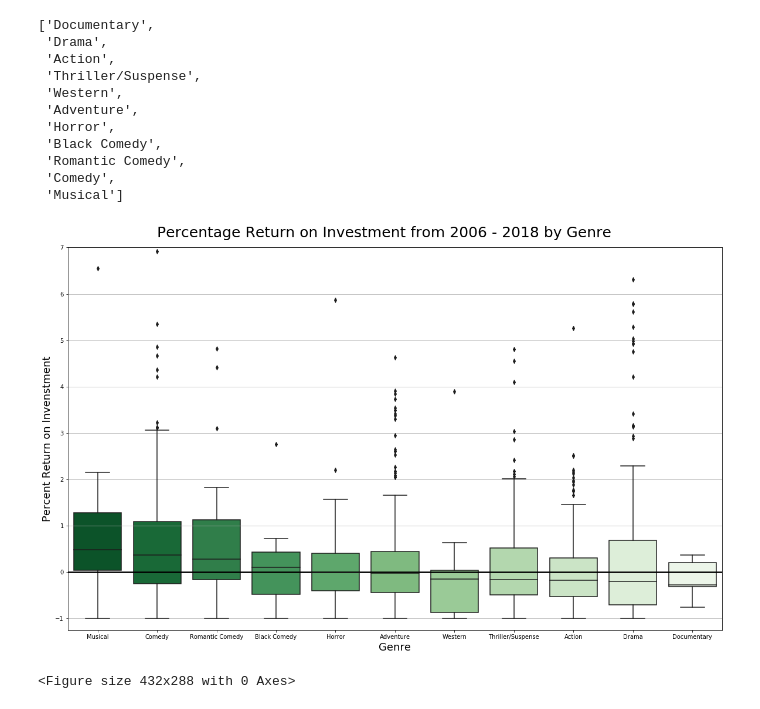
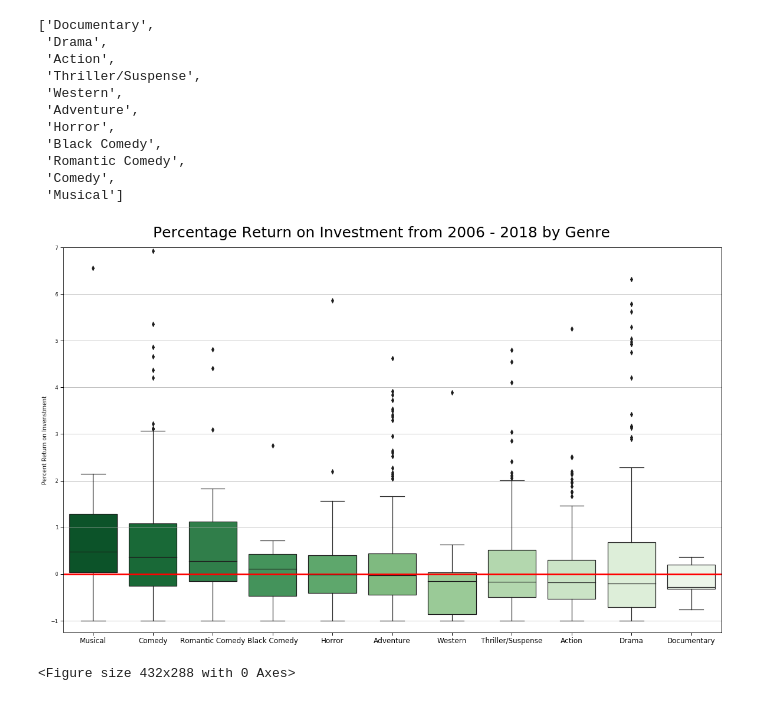
Before and after one commit to CristinaTRico/Mod1Project, a Jupyter notebook: Budget_Genre-checkpoint.ipynb, the cells around one changed output. Saved outputs shown, nothing was run; the diff lists cells and outputs as text; code cells hidden in the pictures.

```diff
--- a/Budget_Genre-checkpoint.ipynb
+++ b/Budget_Genre-checkpoint.ipynb
@@ -89,29 +89,30 @@ gen_by_roi.reverse()
 # %%
 #plot %ROI by weeks sorted by median values
 # fig= plt.figure(figsize=(25,10))
 # bplot = sns.boxplot(y='%ROI', x='genre', `
 #                  data=Budget_Genre,
 #                  width=0.5,
 #                  palette="Paired", order = gen_by_roi )
 # plt.grid()
 # plt.title("Percentage ROI by Genre" );
 
 median_vals = Budget_Genre.groupby('genre')['%ROI'].median()
 norm = plt.Normalize(median_vals.min(), median_vals.max())
 median_vals = median_vals.tolist()
 colors = plt.cm.RdYlBu_r(norm(median_vals))
 
 plt.figure(figsize=(20,12))
-plt.rcParams["axes.labelsize"] = 18
+# plt.rcParams["axes.labelsize"] = 10
+sns.set_context("paper", rc={'xtick.labelsize': 12.0})
 plt.ylim(-1.25, 7)
 plt.grid(b=True, which='major', axis='both')
-ax = sns.boxplot(x="genre", y="%ROI", data=Budget_Genre, palette="Greens_r", showfliers=True, order = gen_by_roi).set(xlabel='Genre', ylabel='Percent Return on Invenstment')
-plt.axhline(y=0, color = "black", label = "Break Even", lw = 2.5)
+ax = sns.boxplot(x="genre", y="%ROI", data=Budget_Genre, palette="Greens_r", showfliers=True, order = gen_by_roi).set(xlabel='', ylabel='Percent Return on Invenstment')
+plt.axhline(y=0, color = "Red", label = "Break Even", lw = 3)
 plt.figtext(.5,.9,'Percentage Return on Investment from 2006 - 2018 by Genre', fontsize=25, ha='center')
 plt.savefig('ROI_by_Genre.jpg')
 plt.show()
 # %% [output]
-[figure, old version]
+[figure, new version]
 # %%
 plt.savefig('ROI_by_Genre.png')
 # %% [output]
```
Also changed, not shown: parts of 12 cells of this notebook, 3 other files.
